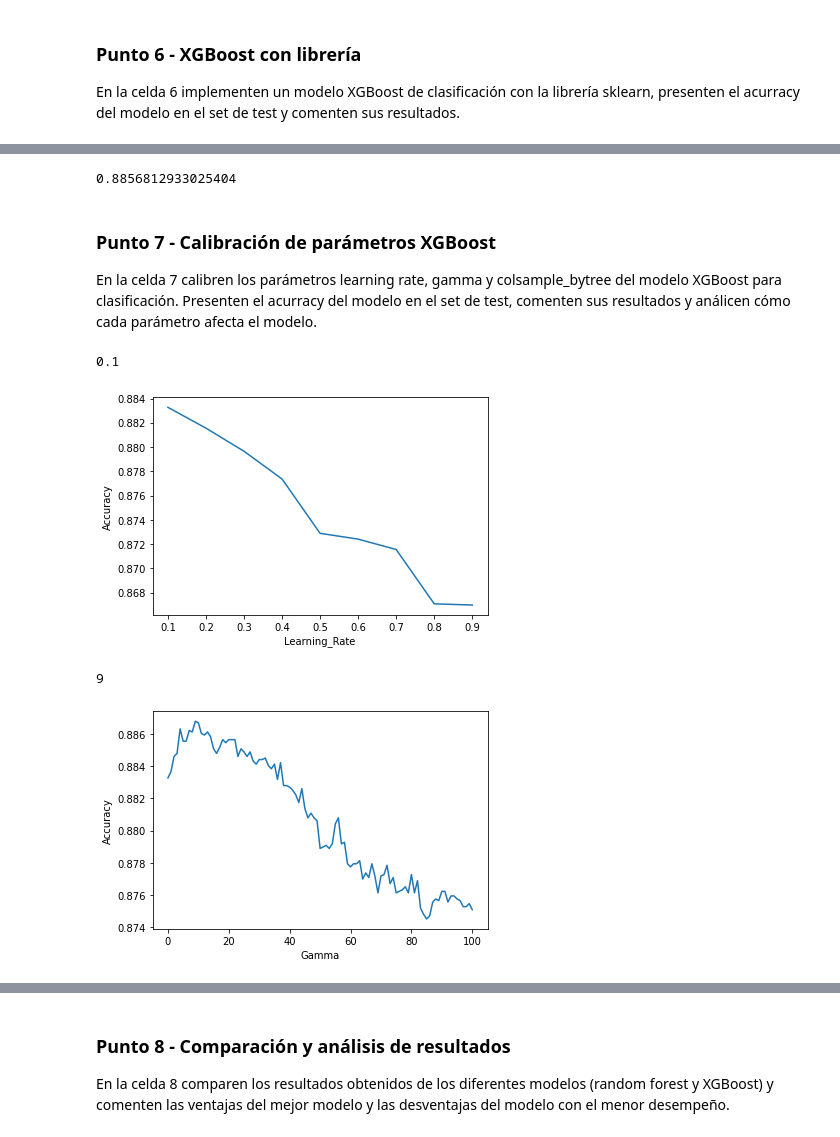
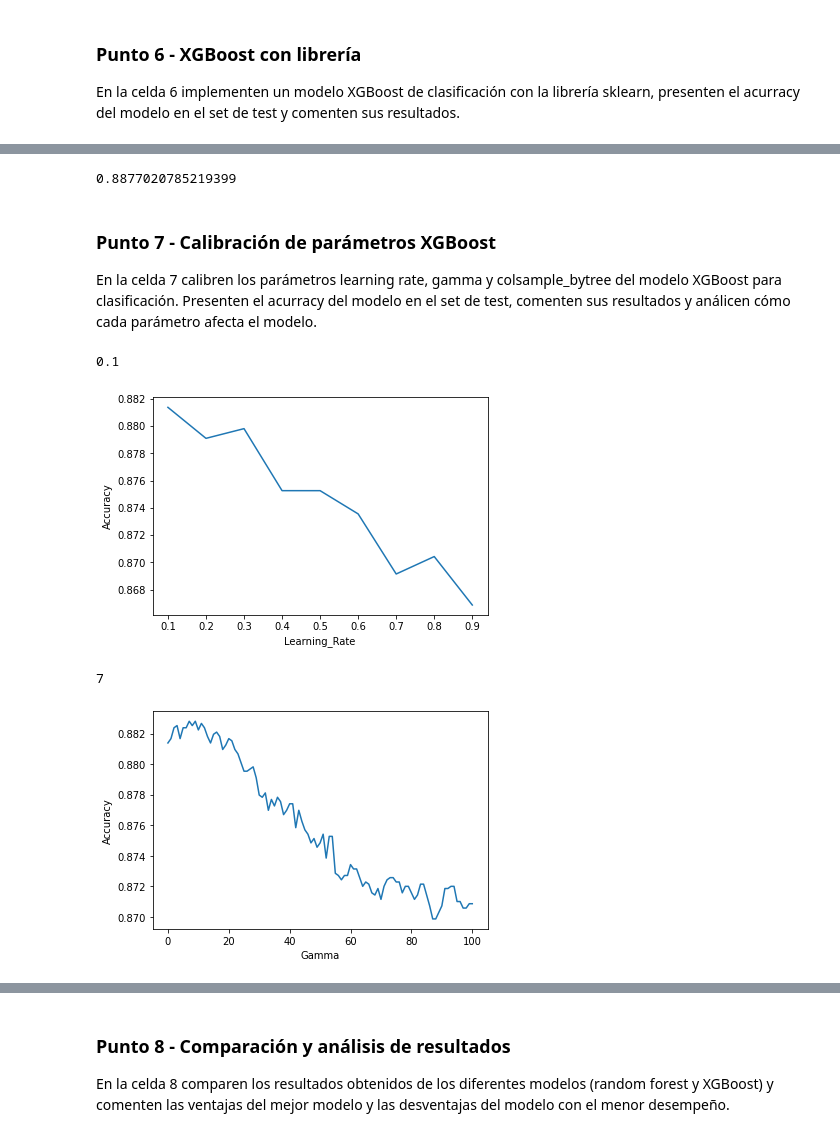
Before and after one commit to gparrag/MIAD_ML_and_NLP, a Jupyter notebook: Semana 2/S2TC1_RandomForests_Boosting - Solucion.ipynb, the cells around one changed output, grey strips where cells are left out. Cells and saved outputs as stored; diff of their text form; code cells hidden in the pictures.

```diff
--- a/Semana 2/S2TC1_RandomForests_Boosting - Solucion.ipynb
+++ b/Semana 2/S2TC1_RandomForests_Boosting - Solucion.ipynb
@@ -299,6 +297,6 @@ En la celda 6 implementen un modelo XGBoost de clasificación con la librería s
 # %%
 # Celda 6
 from xgboost import XGBClassifier
-clf_XG = XGBClassifier(verbosity = 0)
+clf_XG = XGBClassifier()
 clf_XG
 # %% [output]
@@ -319,21 +308,22 @@ y_pred_XG=clf_XG.predict(X_test)
 accuracy=accuracy_score(y_test,y_pred_XG)
 accuracy
 # %% [output]
-0.8856812933025404
+0.8877020785219399
 # %% [markdown]
 ### Punto 7 - Calibración de parámetros XGBoost
 
 En la celda 7 calibren los parámetros learning rate, gamma y colsample_bytree del modelo XGBoost para clasificación. Presenten el acurracy del modelo en el set de test, comenten sus resultados y análicen cómo cada parámetro afecta el modelo.
 # %%
 # Celda 7
-
+from sklearn.model_selection import cross_val_score
+import matplotlib.pyplot as plt
 accuracy_scores_lr = []
 
 lr_range = np.arange(0.1, 1.0, 0.1)
 
 for lr in lr_range:
     clf_XG = XGBClassifier(learning_rate=lr,verbosity = 0)
-    accuracy_scores_lr.append(cross_val_score(clf_XG, X, y, cv=5, scoring='accuracy').mean())
+    accuracy_scores_lr.append(cross_val_score(clf_XG, X_train, y_train, cv=5, scoring='accuracy').mean())
 
 plt.plot(lr_range, accuracy_scores_lr)
 plt.xlabel('Learning_Rate')
@@ -343,25 +333,25 @@ max_index = accuracy_scores_lr.index(max(accuracy_scores_lr))
 print(lr_range[max_index])
 # %% [output]
 0.1
-[figure, old version]
+[figure, new version]
 # %%
 accuracy_scores_gamma = []
 
 gamma_range = np.arange(0, 101, 1)
 
 for gamma in gamma_range:
     clf_XG = XGBClassifier(learning_rate=0.1,gamma=gamma,verbosity = 0)
-    accuracy_scores_gamma.append(cross_val_score(clf_XG, X, y, cv=5, scoring='accuracy').mean())
+    accuracy_scores_gamma.append(cross_val_score(clf_XG, X_train, y_train, cv=5, scoring='accuracy').mean())
 
 plt.plot(gamma_range, accuracy_scores_gamma)
 plt.xlabel('Gamma')
 plt.ylabel('Accuracy')
 
 max_index = accuracy_scores_gamma.index(max(accuracy_scores_gamma))
 print(gamma_range[max_index])
 # %% [output]
-9
+7
-[figure, old version]
+[figure, new version]
 # %%
 accuracy_scores_colsam = []
 
```
Also changed, not shown: parts of 5 cells of this notebook.
